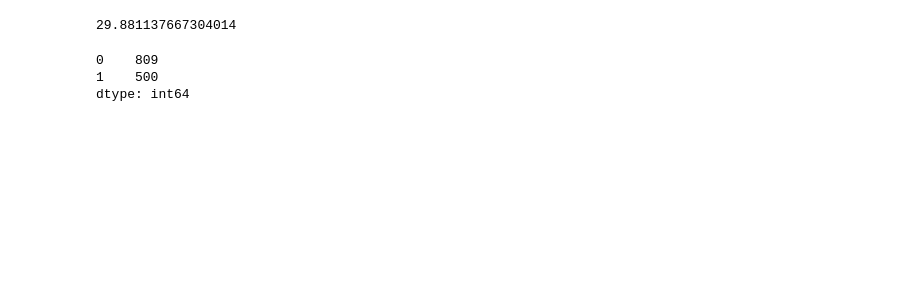
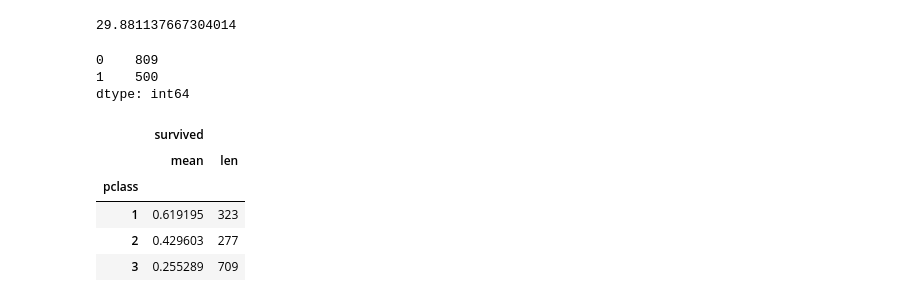
Before and after one commit to boing3887/DATA_SF_Homework, a Jupyter notebook: HW#1-2.ipynb, the cells around one changed output. Drawn from its saved outputs; the diff is of its cells as text; code cells hidden in the pictures; blank space fills up the shorter version.

```diff
--- a/HW#1-2.ipynb
+++ b/HW#1-2.ipynb
@@ -186,3 +187,12 @@ titan['survived'].value_counts()
 0    809
 1    500
 dtype: int64
+# %%
+titan[['pclass','survived']].groupby('pclass').aggregate([np.mean, len]) #alternate method from matt
+# %% [output]
+|  | survived |  |
+|  | mean | len |
+| pclass |  |  |
+| 1 | 0.619195 | 323 |
+| 2 | 0.429603 | 277 |
+| 3 | 0.255289 | 709 |
```
Also changed, not shown: parts of 15 cells of this notebook, 5 other files.
